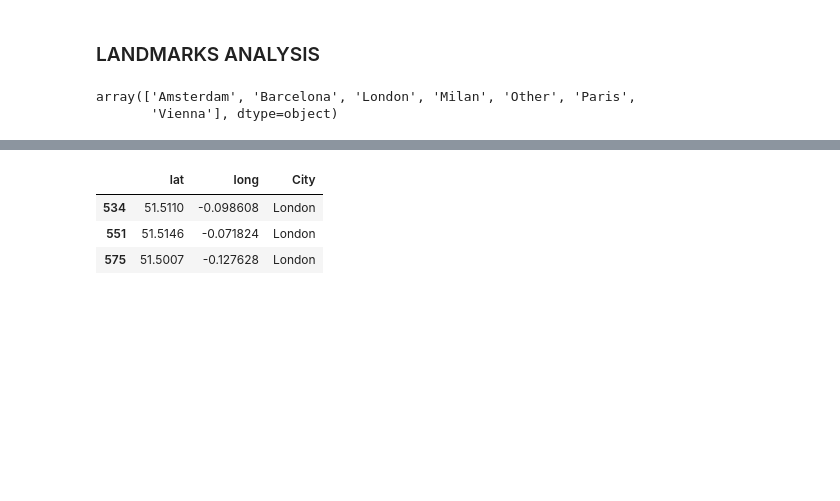
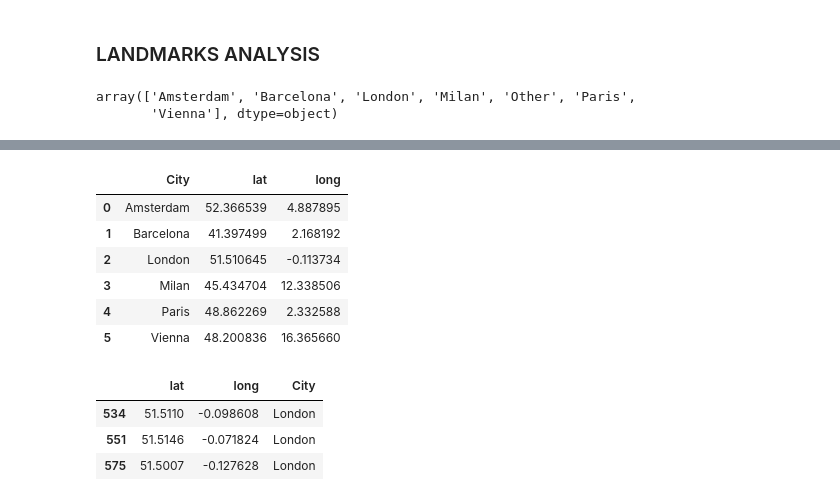
Before and after one commit to alberthr/Booking_Analysis, a Jupyter notebook: landmarks.ipynb, the cells around one changed output, grey strips where cells are left out. Saved outputs shown, nothing was run; the diff lists cells and outputs as text; code cells hidden in the pictures; blank space fills up the shorter version.

```diff
--- a/landmarks.ipynb
+++ b/landmarks.ipynb
@@ -121,3 +115,13 @@ landmarks
+# %%
+landmarks[['City','lat','long']].groupby('City').mean().reset_index()
+# %% [output]
+|  | City | lat | long |
+| 0 | Amsterdam | 52.366539 | 4.887895 |
+| 1 | Barcelona | 41.397499 | 2.168192 |
+| 2 | London | 51.510645 | -0.113734 |
+| 3 | Milan | 45.434704 | 12.338506 |
+| 4 | Paris | 48.862269 | 2.332588 |
+| 5 | Vienna | 48.200836 | 16.365660 |
 # %%
 city = df[df.City=='London']
 city.head(3)
```
Also changed, not shown: parts of 3 cells of this notebook, 9 other files.
